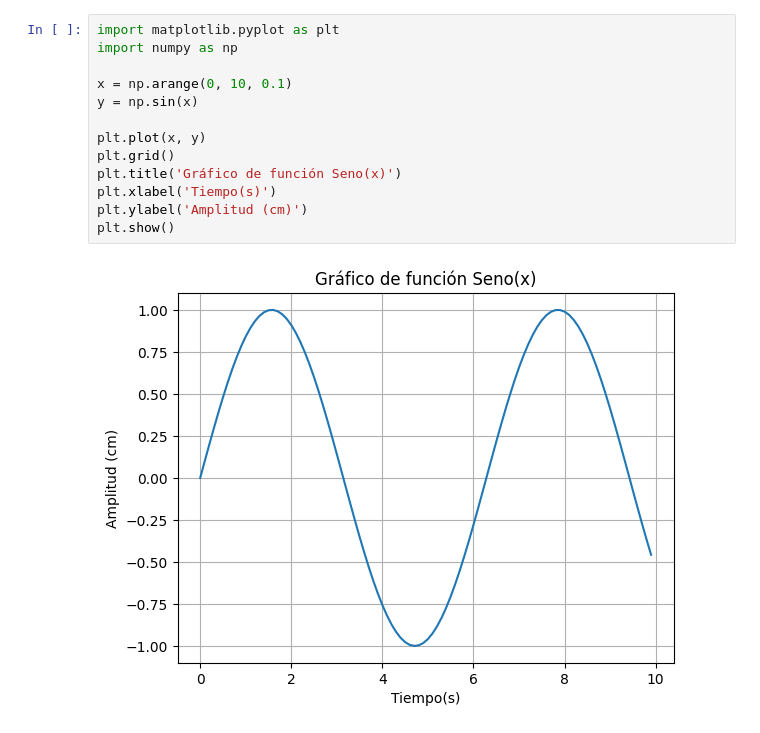
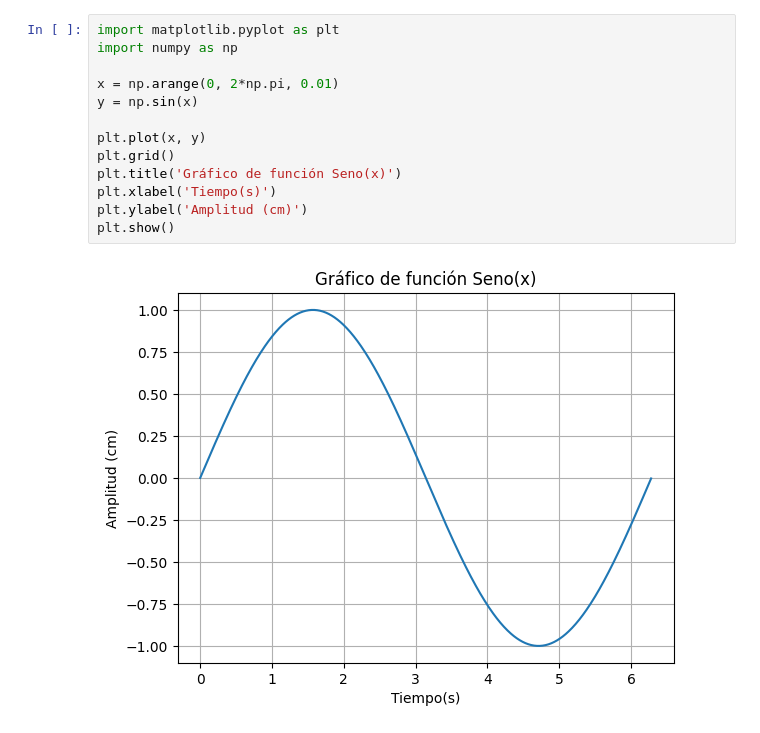
Before and after one commit to ManuelBenavides2022/Analisis, a Jupyter notebook: grafica.ipynb, the cells around one changed output. Saved outputs shown, nothing was run; the diff lists cells and outputs as text.

```diff
--- a/grafica.ipynb
+++ b/grafica.ipynb
@@ -1,15 +1,15 @@
 # %%
 import matplotlib.pyplot as plt
 import numpy as np
 
-x = np.arange(0, 10, 0.1)
+x = np.arange(0, 2*np.pi, 0.01)
 y = np.sin(x)
 
 plt.plot(x, y)
 plt.grid()
 plt.title('Gráfico de función Seno(x)')
 plt.xlabel('Tiempo(s)')
 plt.ylabel('Amplitud (cm)')
 plt.show()
 # %% [output]
-[figure, old version]
+[figure, new version]
```
